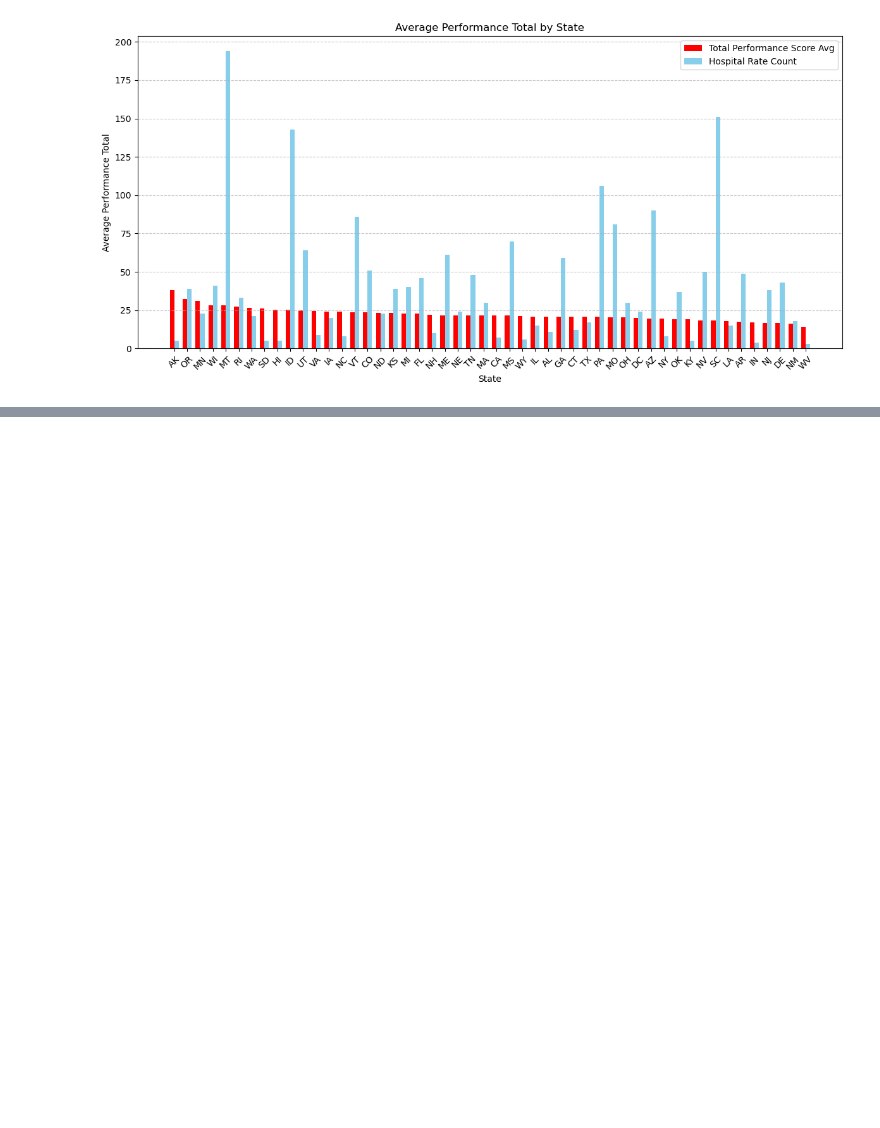
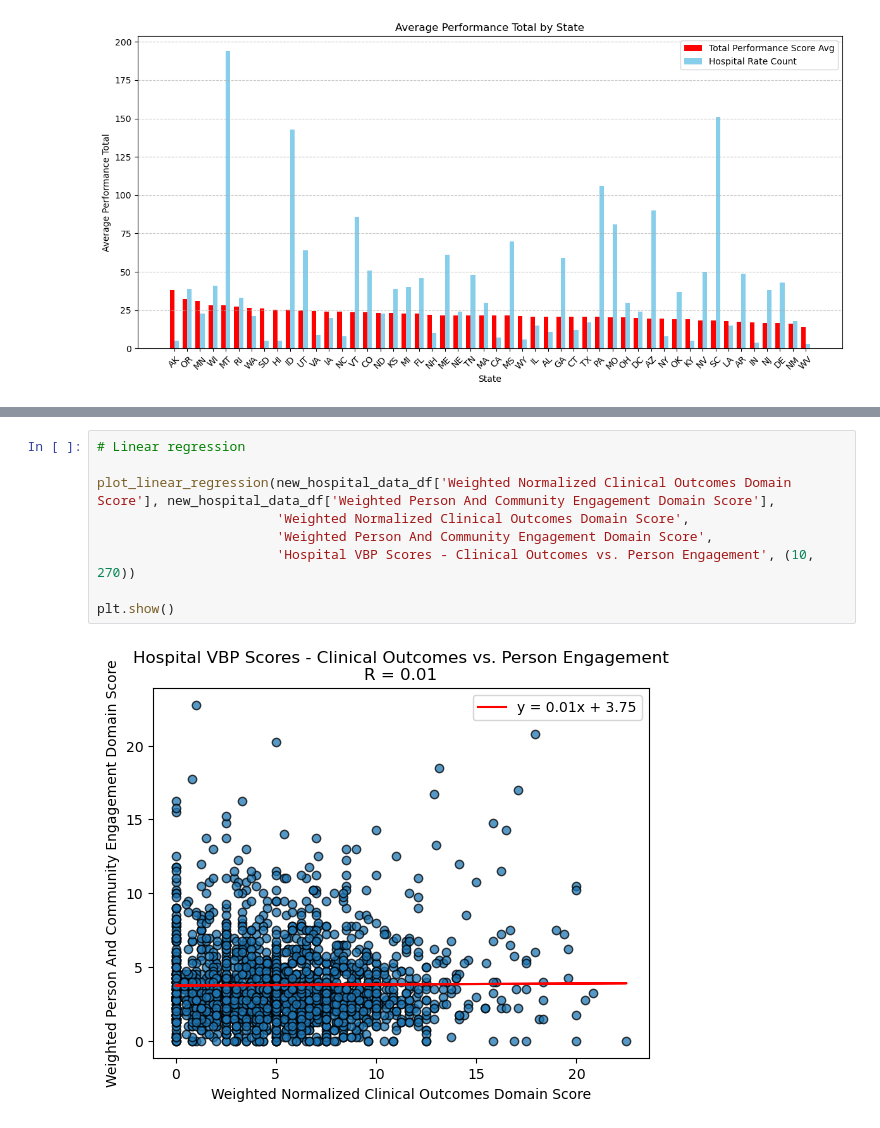
Before and after one commit to ElizabethVandergrift/Hospital_Metrics_Analysis, a Jupyter notebook: Project-1.ipynb, the cells around one changed output, grey strips where cells are left out. Saved outputs shown, nothing was run; the diff lists cells and outputs as text; blank space fills up the shorter version.

```diff
--- a/Project-1.ipynb
+++ b/Project-1.ipynb
@@ -301,0 +418,11 @@ plt.show()
+# %%
+# Linear regression
+
+plot_linear_regression(new_hospital_data_df['Weighted Normalized Clinical Outcomes Domain Score'], new_hospital_data_df['Weighted Person And Community Engagement Domain Score'],
+                       'Weighted Normalized Clinical Outcomes Domain Score',
+                       'Weighted Person And Community Engagement Domain Score',
+                       'Hospital VBP Scores - Clinical Outcomes vs. Person Engagement', (10, 270))
+
+plt.show()
+# %% [output]
+[figure, added]
```
Also changed, not shown: parts of 28 cells of this notebook, 2 other files.
